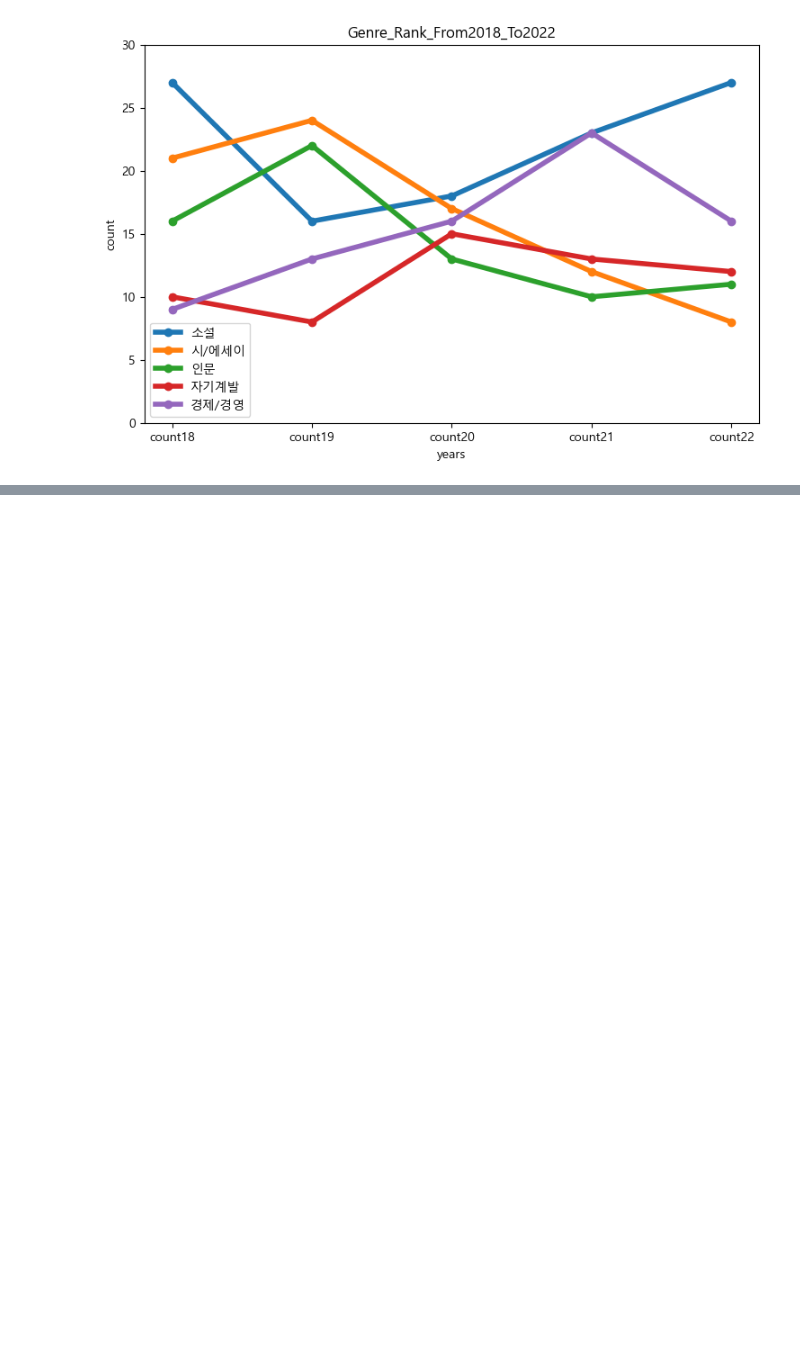
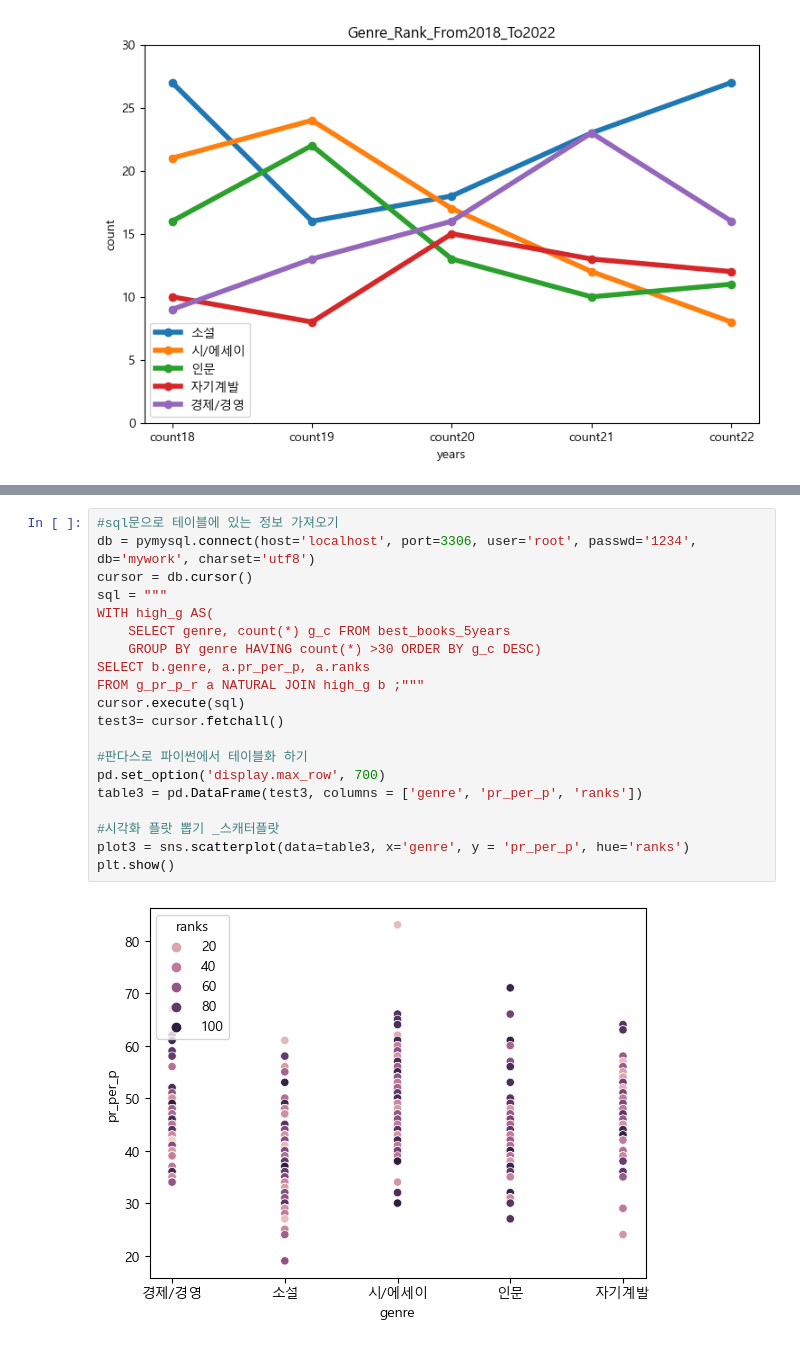
Before and after one commit to jinn0135/DA28_pj01_4, a Jupyter notebook: PlayData_DA_28_project01_4.ipynb, the cells around one changed output, grey strips where cells are left out. Cells and saved outputs as stored; diff of their text form; blank space fills up the shorter version.

Commit message:
join all commit01

```diff
--- a/PlayData_DA_28_project01_4.ipynb
+++ b/PlayData_DA_28_project01_4.ipynb
@@ -300,3 +307,25 @@ plt.show()
+# %%
+#sql문으로 테이블에 있는 정보 가져오기
+db = pymysql.connect(host='localhost', port=3306, user='root', passwd='1234', db='mywork', charset='utf8')
+cursor = db.cursor()
+sql = """
+WITH high_g AS(
+    SELECT genre, count(*) g_c FROM best_books_5years
+    GROUP BY genre HAVING count(*) >30 ORDER BY g_c DESC)
+SELECT b.genre, a.pr_per_p, a.ranks
+FROM g_pr_p_r a NATURAL JOIN high_g b ;"""
+cursor.execute(sql)
+test3= cursor.fetchall()
+
+#판다스로 파이썬에서 테이블화 하기
+pd.set_option('display.max_row', 700)
+table3 = pd.DataFrame(test3, columns = ['genre', 'pr_per_p', 'ranks'])
+
+#시각화 플랏 뽑기 _스캐터플랏
+plot3 = sns.scatterplot(data=table3, x='genre', y = 'pr_per_p', hue='ranks')
+plt.show()
+# %% [output]
+[figure, added]
 # %%
 db.commit()
 db.close
```
Also changed, not shown: parts of 6 cells of this notebook, 2 other files.
